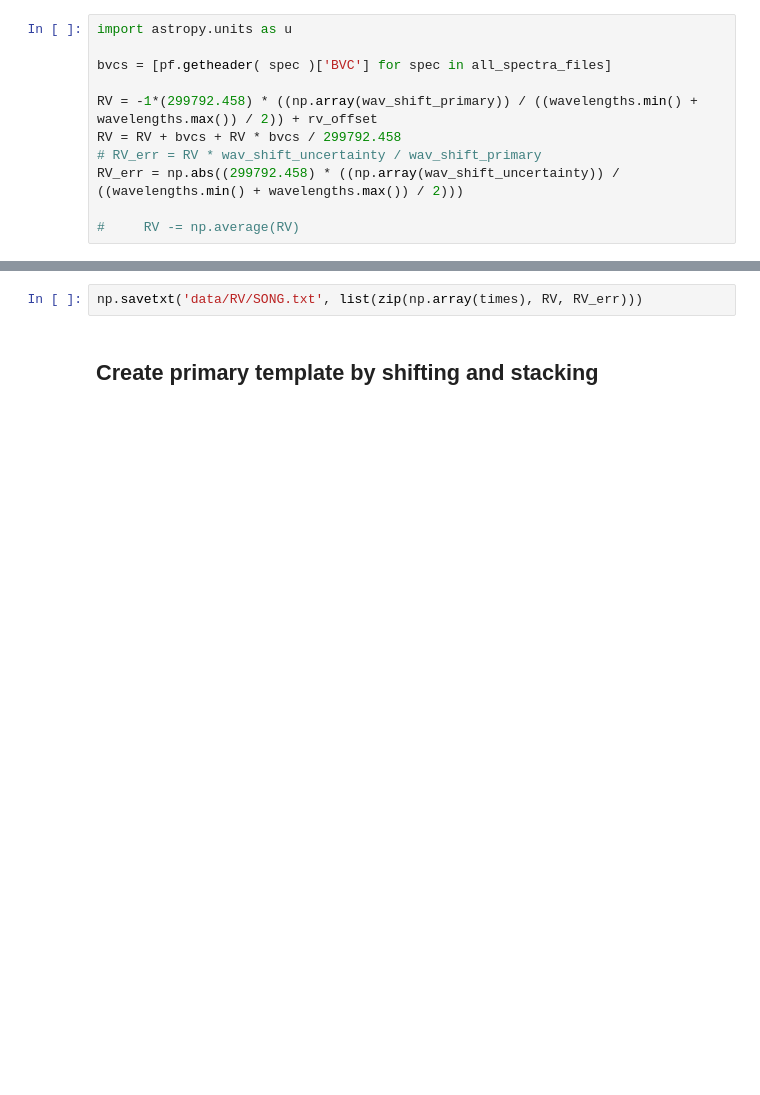
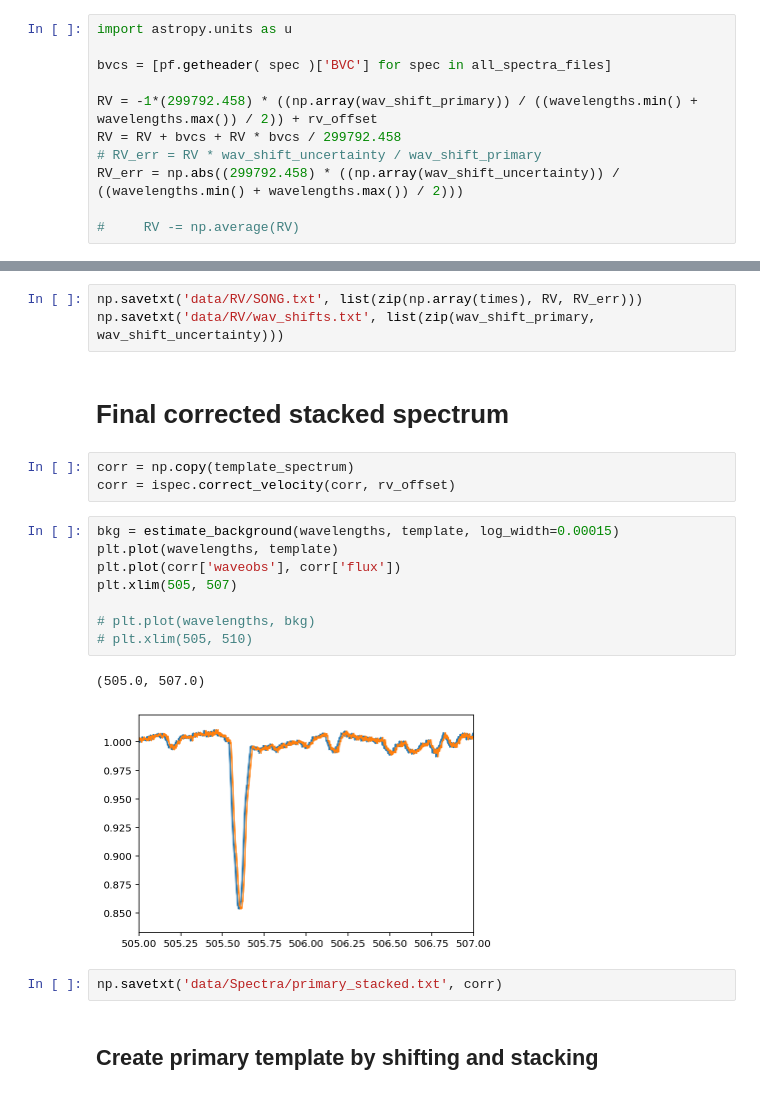
Before and after one commit to danhey/adra, a Jupyter notebook: RV extract ispec.ipynb, the cells around one changed output, grey strips where cells are left out. Drawn from its saved outputs; the diff is of its cells as text; blank space fills up the shorter version.

```diff
--- a/RV extract ispec.ipynb
+++ b/RV extract ispec.ipynb
@@ -299,5 +296,24 @@ array([  4.08814556,  25.38778997, -28.85524691, -40.33252647,
 # %%
 np.savetxt('data/RV/SONG.txt', list(zip(np.array(times), RV, RV_err)))
+np.savetxt('data/RV/wav_shifts.txt', list(zip(wav_shift_primary, wav_shift_uncertainty)))
+# %% [markdown]
+# Final corrected stacked spectrum
+# %%
+corr = np.copy(template_spectrum)
+corr = ispec.correct_velocity(corr, rv_offset)
+# %%
+bkg = estimate_background(wavelengths, template, log_width=0.00015)
+plt.plot(wavelengths, template)
+plt.plot(corr['waveobs'], corr['flux'])
+plt.xlim(505, 507)
+
+# plt.plot(wavelengths, bkg)
+# plt.xlim(505, 510)
+# %% [output]
+(505.0, 507.0)
+[figure, added]
+# %%
+np.savetxt('data/Spectra/primary_stacked.txt', corr)
 # %% [markdown]
 ## Create primary template by shifting and stacking
 # %%
```
Also changed, not shown: parts of 16 cells of this notebook, 4 other files.
